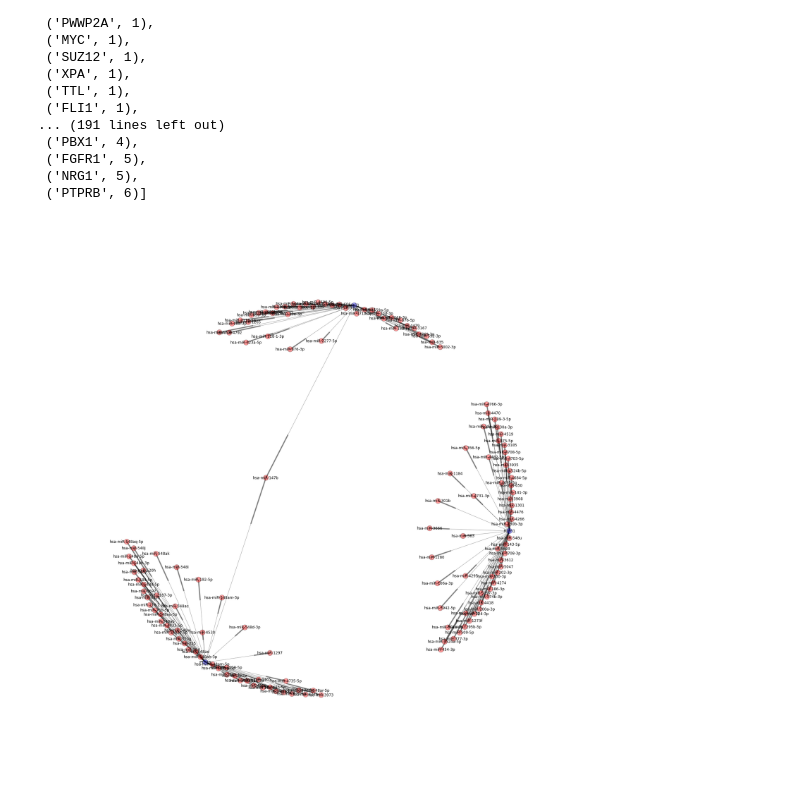
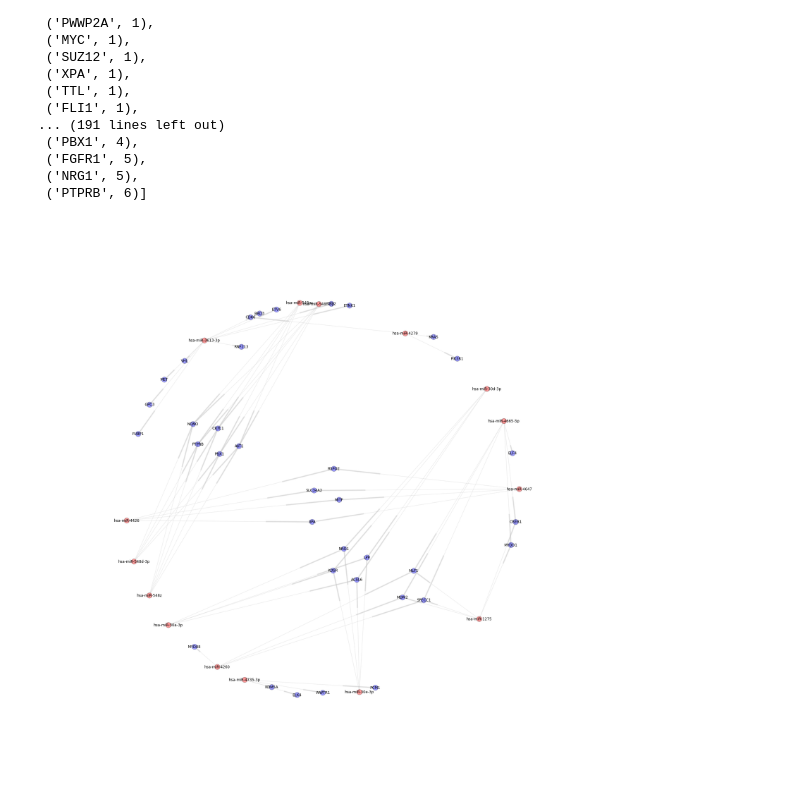
Before and after one commit to choyichen/tcga-mir-rewire, a Jupyter notebook: Oncogenes/Real Uniprot.ipynb, the cells around one changed output. Drawn from its saved outputs; the diff is of its cells as text; code cells hidden in the pictures.

```diff
--- a/Oncogenes/Real Uniprot.ipynb
+++ b/Oncogenes/Real Uniprot.ipynb
@@ -468,0 +400,6 @@ K.remove_edge("miRNA", "Genesymbol")  # remove the header line
+# %%
+d2 = Counter()
+for idx,row in aond.iterrows():
+    d2[row["Genesymbol"]] += 1
+
+d2
@@ -540,19 +479,16 @@ sorted_dd
  ('FGFR1', 5),
  ('NRG1', 5),
  ('PTPRB', 6)]
-# %%
-K = nx.read_edgelist("C:/Users/jtso/My Documents/Cancer miRNA rewiring project/targetmirnas3.txt", delimiter="\t", create_using=nx.DiGraph())
-K.remove_edge("Genesymbol", "miRNA")  # remove the header line
 # %%
 genes= []
 targets=[]
 for idx,row in aond[["Genesymbol", "miRNA"]].iterrows():
-    if dd[row["Genesymbol"]] >= 5:
-        genes.append(row["Genesymbol"])
-        targets += K.neighbors(row["Genesymbol"])
+    if oncd[row["miRNA"]] >= 4:
+        genes.append(row["miRNA"])
+        targets += K.neighbors(row["miRNA"])
 k = K.subgraph(genes + targets)
-colors = ['b' if n in genes else 'r' for n in k.nodes()]
+colors = ['r' if n in genes else 'b' for n in k.nodes()]
 figure(figsize=(25,25))
-nx.draw(k, node_color=colors, alpha=.4, with_labels=True)
+nx.draw(k, node_color=colors, edge_color = "silver", alpha=.4, with_labels=True)
 # %% [output]
-[figure, old version]
+[figure, new version]
```
Also changed, not shown: parts of 20 cells of this notebook, 6 other files.
